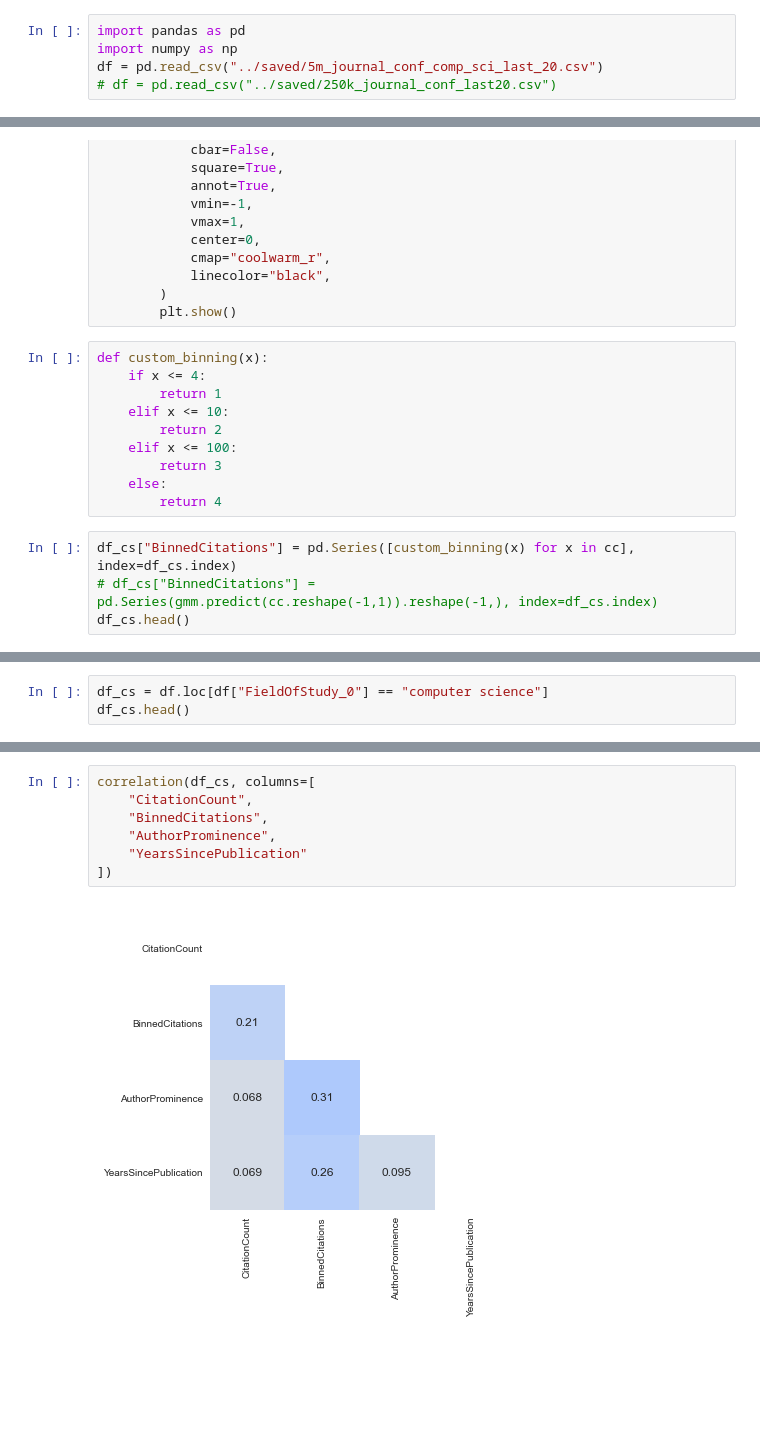
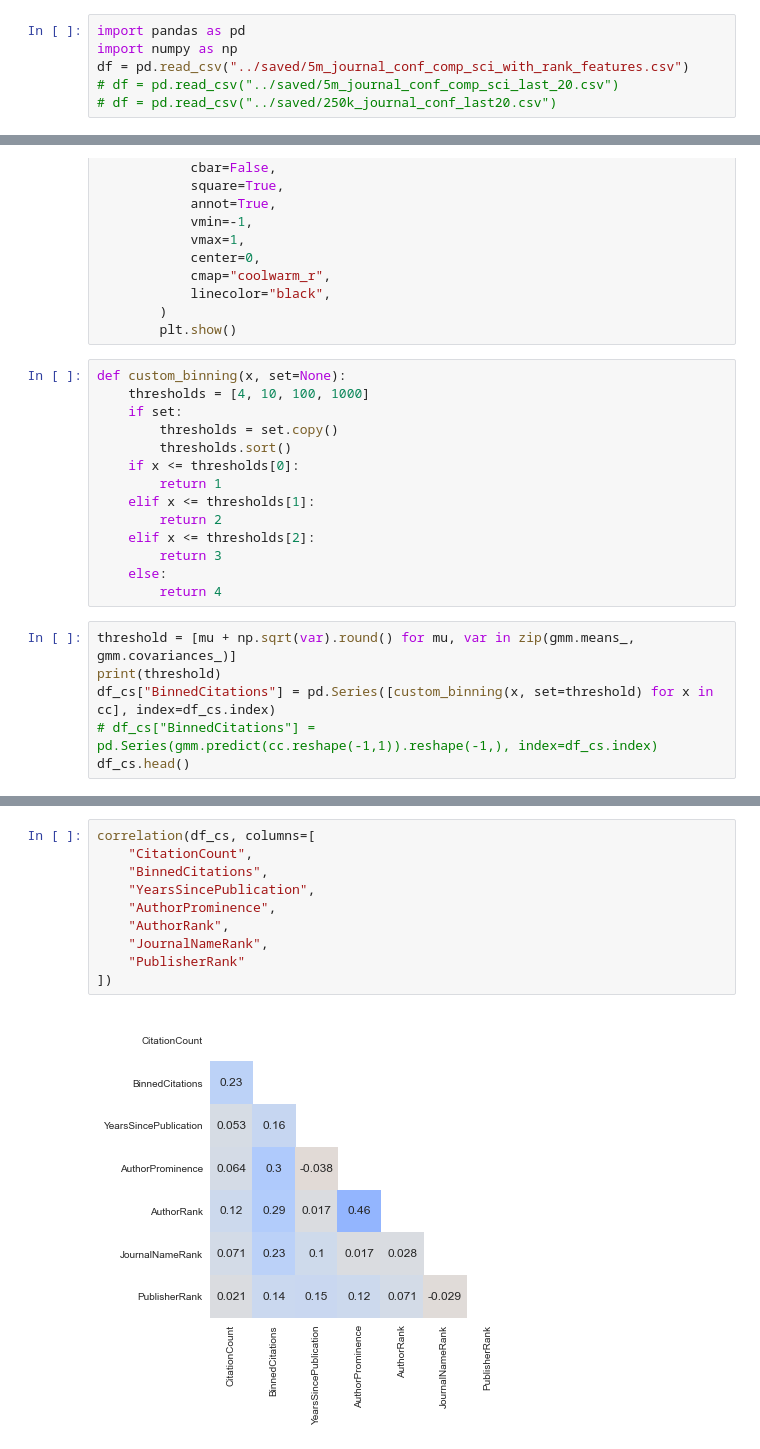
Before and after one commit to anton164/predicting-citation-counts, a Jupyter notebook: notebooks/jan_exploration.ipynb, the cells around one changed output, grey strips where cells are left out. Drawn from its saved outputs; the diff is of its cells as text; blank space fills up the shorter version.

```diff
--- a/notebooks/jan_exploration.ipynb
+++ b/notebooks/jan_exploration.ipynb
@@ -1,7 +1,8 @@
 # %%
 import pandas as pd
 import numpy as np
-df = pd.read_csv("../saved/5m_journal_conf_comp_sci_last_20.csv")
+df = pd.read_csv("../saved/5m_journal_conf_comp_sci_with_rank_features.csv")
+# df = pd.read_csv("../saved/5m_journal_conf_comp_sci_last_20.csv")
 # df = pd.read_csv("../saved/250k_journal_conf_last20.csv")
 # %%
 df.columns.tolist()
@@ -142,17 +153,23 @@ def correlation(df, columns=None, plot=True):
         )
         plt.show()
 # %%
-def custom_binning(x):
-    if x <= 4:
+def custom_binning(x, set=None):
+    thresholds = [4, 10, 100, 1000]
+    if set:
+        thresholds = set.copy()
+        thresholds.sort()
+    if x <= thresholds[0]:
         return 1
-    elif x <= 10:
+    elif x <= thresholds[1]:
         return 2
-    elif x <= 100:
+    elif x <= thresholds[2]:
         return 3
     else:
         return 4
 # %%
-df_cs["BinnedCitations"] = pd.Series([custom_binning(x) for x in cc], index=df_cs.index)
+threshold = [mu + np.sqrt(var).round() for mu, var in zip(gmm.means_, gmm.covariances_)]
+print(threshold)
+df_cs["BinnedCitations"] = pd.Series([custom_binning(x, set=threshold) for x in cc], index=df_cs.index)
 # df_cs["BinnedCitations"] = pd.Series(gmm.predict(cc.reshape(-1,1)).reshape(-1,), index=df_cs.index)
 df_cs.head()
 # %% [output]
@@ -165,3 +182,0 @@ df_cs.head()
-# %%
-df_cs = df.loc[df["FieldOfStudy_0"] == "computer science"]
-df_cs.head()
@@ -176,9 +183,12 @@ df_cs.head()
 # %%
 correlation(df_cs, columns=[
     "CitationCount",
     "BinnedCitations",
+    "YearsSincePublication",
     "AuthorProminence",
-    "YearsSincePublication"
+    "AuthorRank",
+    "JournalNameRank",
+    "PublisherRank"
 ])
 # %% [output]
-[figure, old version]
+[figure, new version]
```
Also changed, not shown: parts of 19 cells of this notebook.
